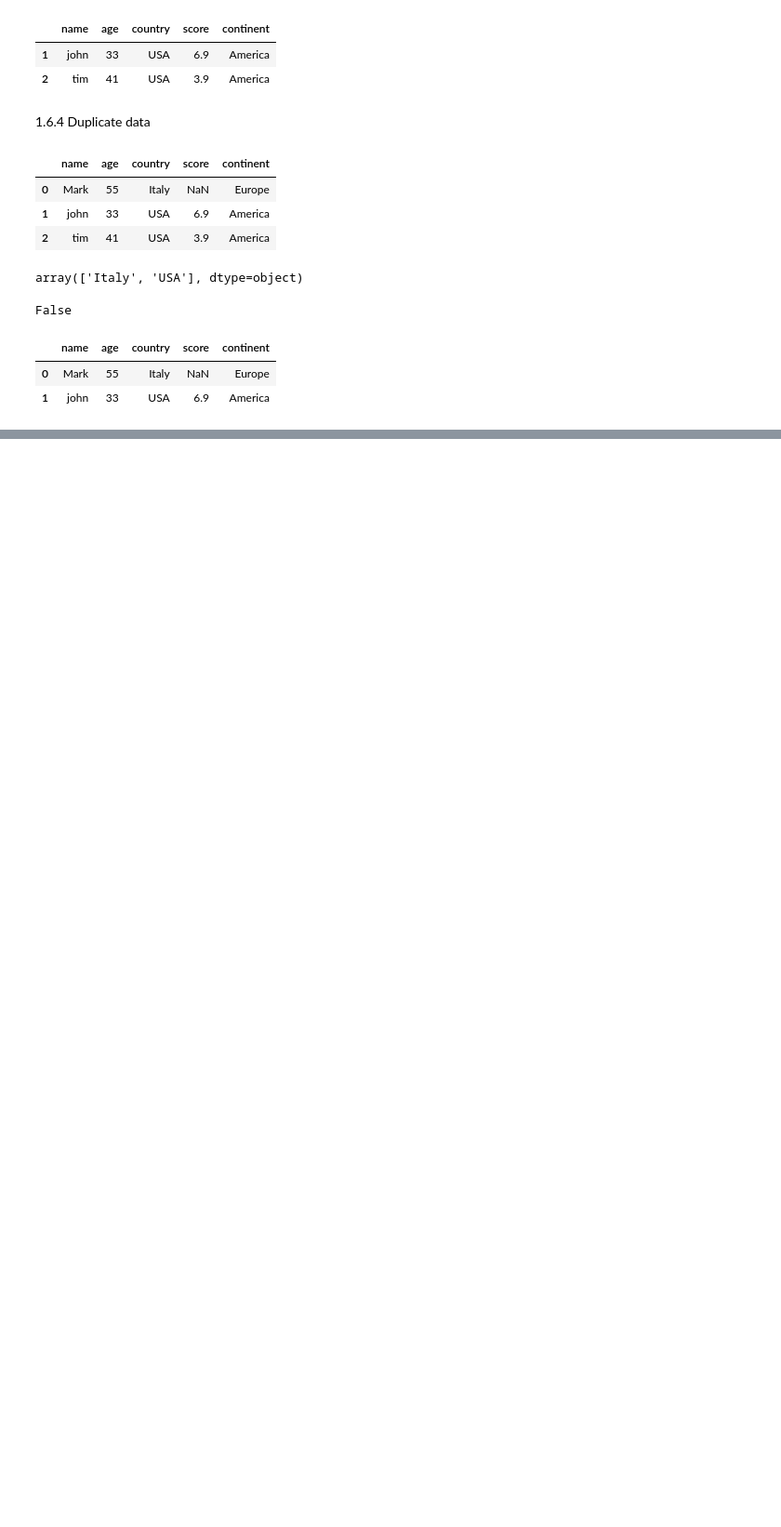
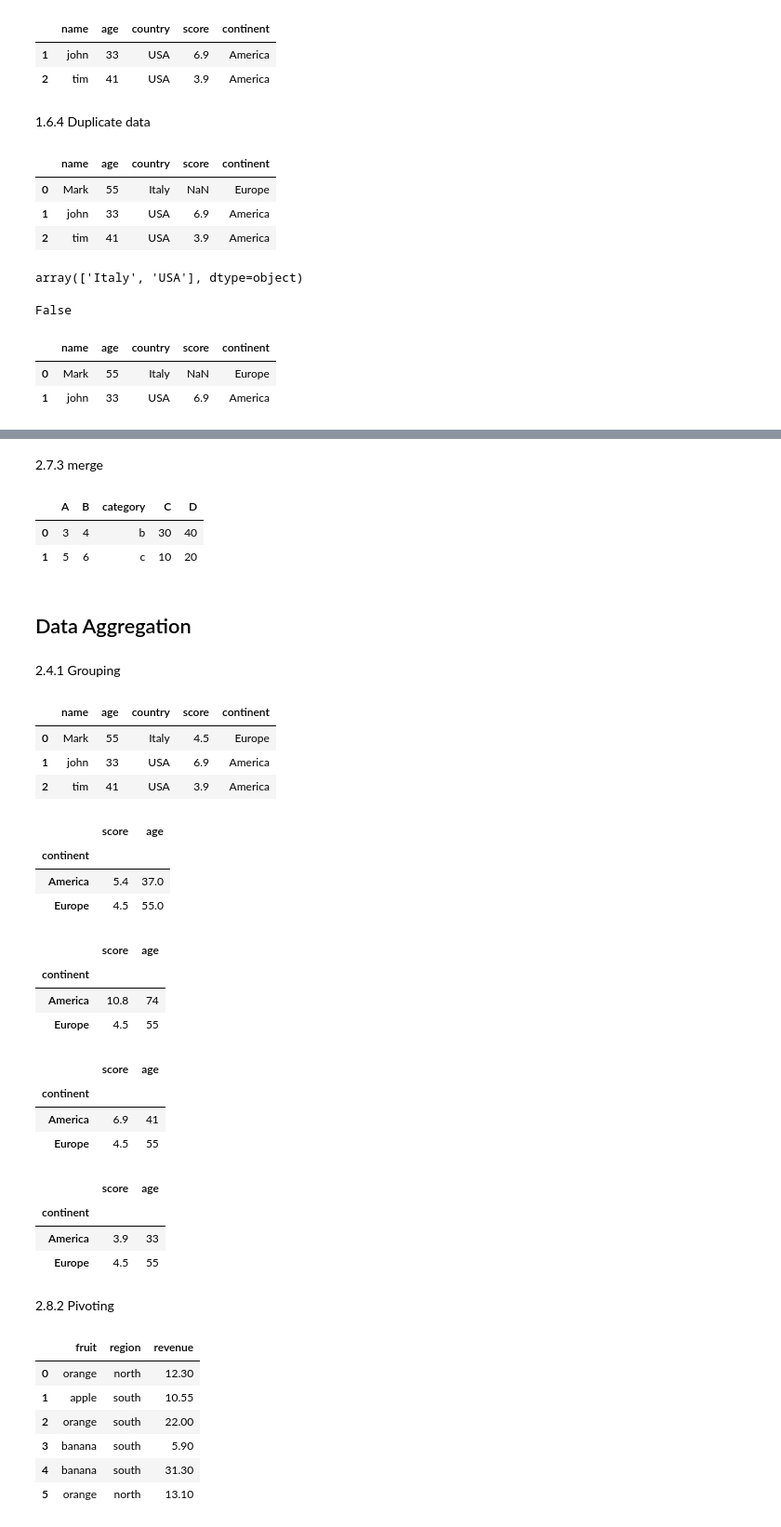
Before and after one commit to NMB-MIC/python_office_2025_02_13, a Jupyter notebook: src/02_pandas.ipynb, the cells around one changed output, grey strips where cells are left out. Shown at 93% size. Cells and saved outputs as stored; diff of their text form; code cells hidden in the pictures; blank space fills up the shorter version.

```diff
--- a/src/02_pandas.ipynb
+++ b/src/02_pandas.ipynb
@@ -664,0 +775,75 @@ df.drop_duplicates(["country"])
+# %% [markdown]
+2.7.3 merge
+# %%
+df1.merge(df2,how="inner",on=["category"])
+# %% [output]
+|  | A | B | category | C | D |
+| 0 | 3 | 4 | b | 30 | 40 |
+| 1 | 5 | 6 | c | 10 | 20 |
+# %% [markdown]
+## Data Aggregation
+# %% [markdown]
+2.4.1 Grouping
+# %%
+datas = [["Mark",55,"Italy",4.5,"Europe"],
+         ["john",33,"USA",6.9,"America"],
+         ["tim",41,"USA",3.9,"America"]]
+columns = ["name","age","country","score","continent"]
+
+df = pd.DataFrame(data=datas,columns=columns)
+df
+# %% [output]
+|  | name | age | country | score | continent |
+| 0 | Mark | 55 | Italy | 4.5 | Europe |
+| 1 | john | 33 | USA | 6.9 | America |
+| 2 | tim | 41 | USA | 3.9 | America |
+# %%
+df[["score","age","continent"]].groupby(["continent"]).mean()
+# %% [output]
+|  | score | age |
+| continent |  |  |
+| America | 5.4 | 37.0 |
+| Europe | 4.5 | 55.0 |
+# %%
+df[["score","age","continent"]].groupby(["continent"]).sum()
+# %% [output]
+|  | score | age |
+| continent |  |  |
+| America | 10.8 | 74 |
+| Europe | 4.5 | 55 |
+# %%
+df[["score","age","continent"]].groupby(["continent"]).max()
+# %% [output]
+|  | score | age |
+| continent |  |  |
+| America | 6.9 | 41 |
+| Europe | 4.5 | 55 |
+# %%
+df[["score","age","continent"]].groupby(["continent"]).min()
+# %% [output]
+|  | score | age |
+| continent |  |  |
+| America | 3.9 | 33 |
+| Europe | 4.5 | 55 |
+# %% [markdown]
+2.8.2 Pivoting
+# %%
+datas = [
+    ["orange","north",12.30],
+    ["apple","south",10.55],
+    ["orange","south",22.00],
+    ["banana","south",5.9],
+    ["banana","south",31.3],
+    ["orange","north",13.10]
+]
+
+sales = pd.DataFrame(data=datas,columns=["fruit","region","revenue"])
+sales
+# %% [output]
+|  | fruit | region | revenue |
+| 0 | orange | north | 12.30 |
+| 1 | apple | south | 10.55 |
+| 2 | orange | south | 22.00 |
+| 3 | banana | south | 5.90 |
+| 4 | banana | south | 31.30 |
+| 5 | orange | north | 13.10 |
```
Also changed, not shown: parts of 17 cells of this notebook, 1 other file.
